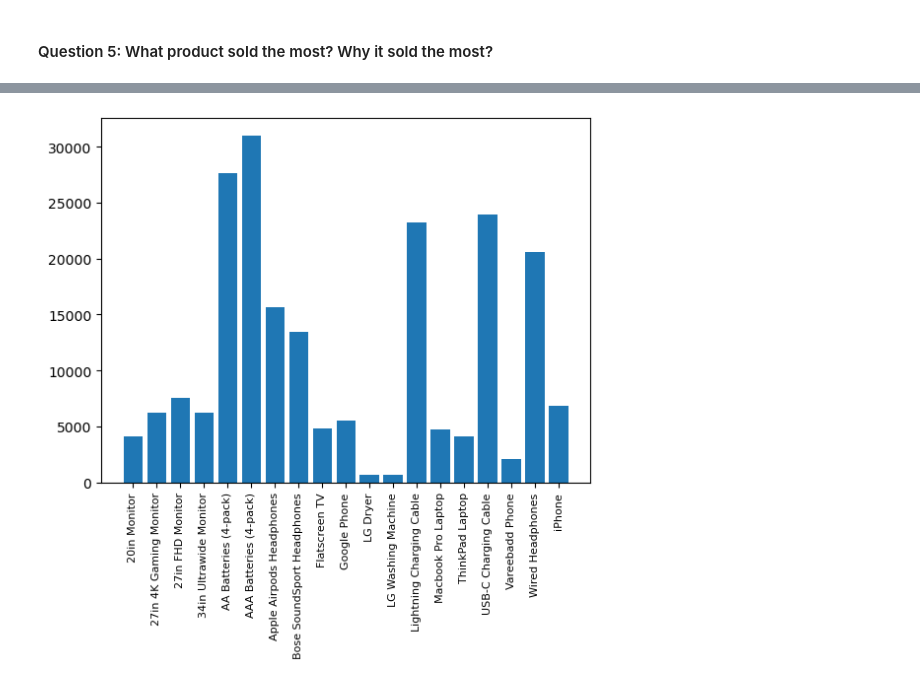
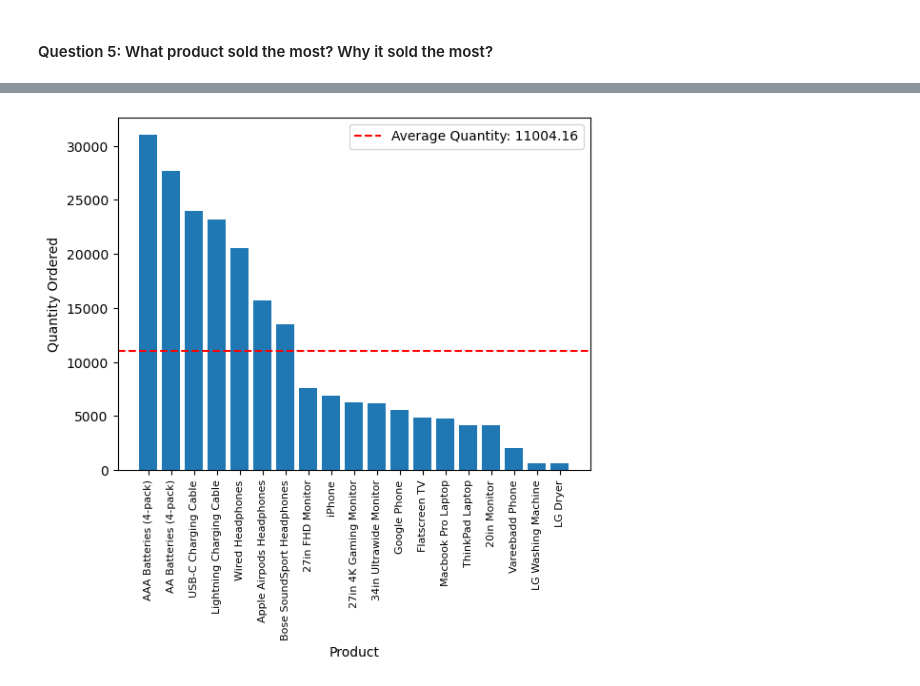
Before and after one commit to PhanHoNhatMinh/Python_Sales_Analysis, a Jupyter notebook: Sales Analysis Project.ipynb, the cells around one changed output, grey strips where cells are left out. Cells and saved outputs as stored; diff of their text form; code cells hidden in the pictures.

```diff
--- a/Sales Analysis Project.ipynb
+++ b/Sales Analysis Project.ipynb
@@ -277,14 +288,31 @@ all_data.head()
 | 2 | 176560 | Google Phone | 1 | 600.00 | 04/12/19 | 669 Spruce St, Los Angeles, CA 90001 | 14:38 | 4 | ... |
 | 3 | 176560 | Wired Headphones | 1 | 11.99 | 04/12/19 | 669 Spruce St, Los Angeles, CA 90001 | 14:38 | 4 | ... |
 | 4 | 176561 | Wired Headphones | 1 | 11.99 | 04/30/19 | 333 8th St, Los Angeles, CA 90001 | 9:27 | 4 | ... |
-# %%
-product_group = all_data.groupby('Product')
-quantity_ordered = product_group.sum()['Quantity Ordered']
-
-keys = [pair for pair, df in product_group]
-plt.bar(keys, quantity_ordered)
-plt.xticks(keys, rotation='vertical', size=8)
-plt.show()
-# %% [output]
-[figure, removed]
+# %%
+# Calculate the sum of quantity ordered for each product
+product_group = all_data.groupby('Product')
+quantity_ordered = product_group['Quantity Ordered'].sum()
+
+# Calculate the average quantity ordered
+average_quantity = quantity_ordered.mean()
+
+# Sort products by quantity ordered in descending order
+sorted_products = quantity_ordered.sort_values(ascending=False)
+
+# Create a sorted list of product names
+sorted_product_names = sorted_products.index.tolist()
+
+# Create the bar chart with sorted product names on the x-axis
+plt.bar(sorted_product_names, sorted_products.values)
+plt.xticks(rotation='vertical', size=8)
+plt.ylabel('Quantity Ordered')
+plt.xlabel('Product')
+
+# Plot the average line
+plt.axhline(y=average_quantity, color='r', linestyle='--', label=f'Average Quantity: {average_quantity:.2f}')
+plt.legend()
+
+plt.show()
+# %% [output]
+[figure, added]
 # %%
```
Also changed, not shown: parts of 7 cells of this notebook.
